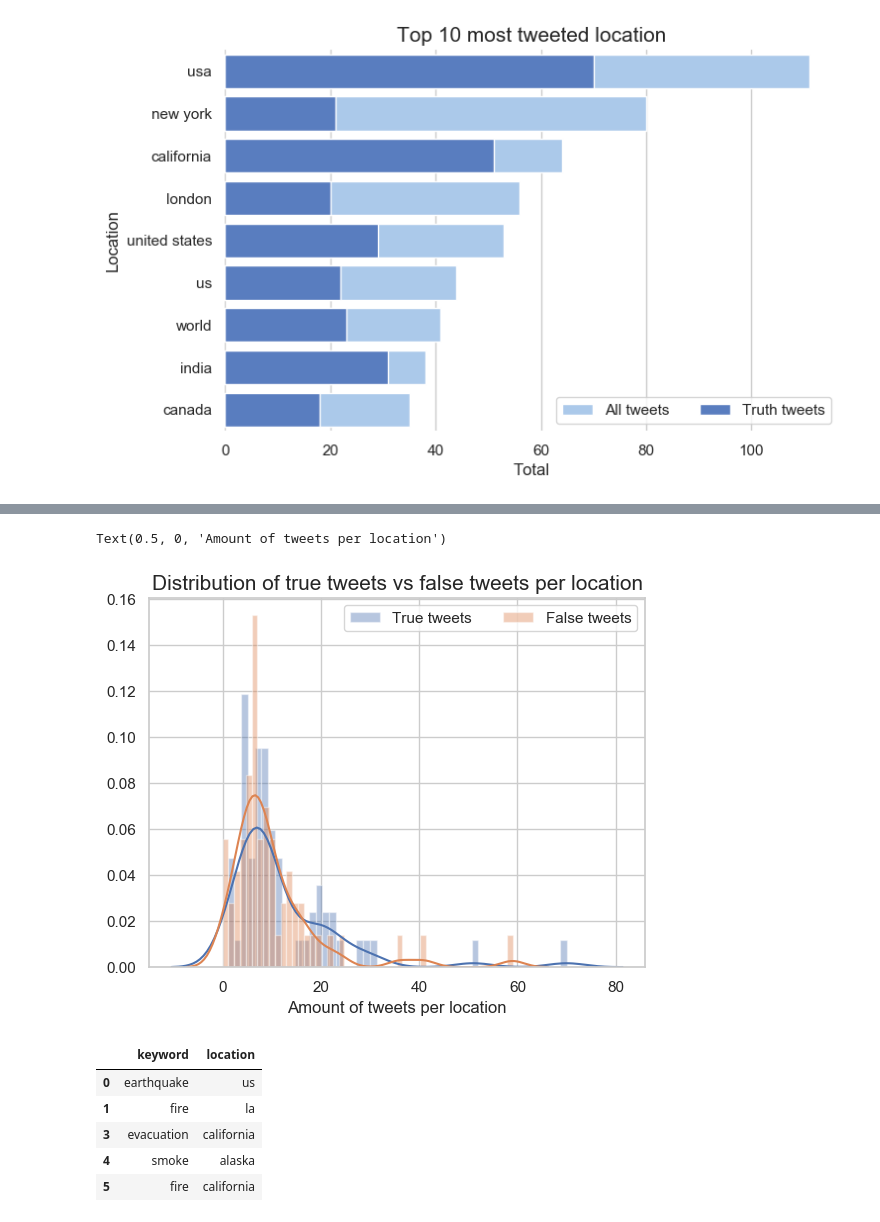
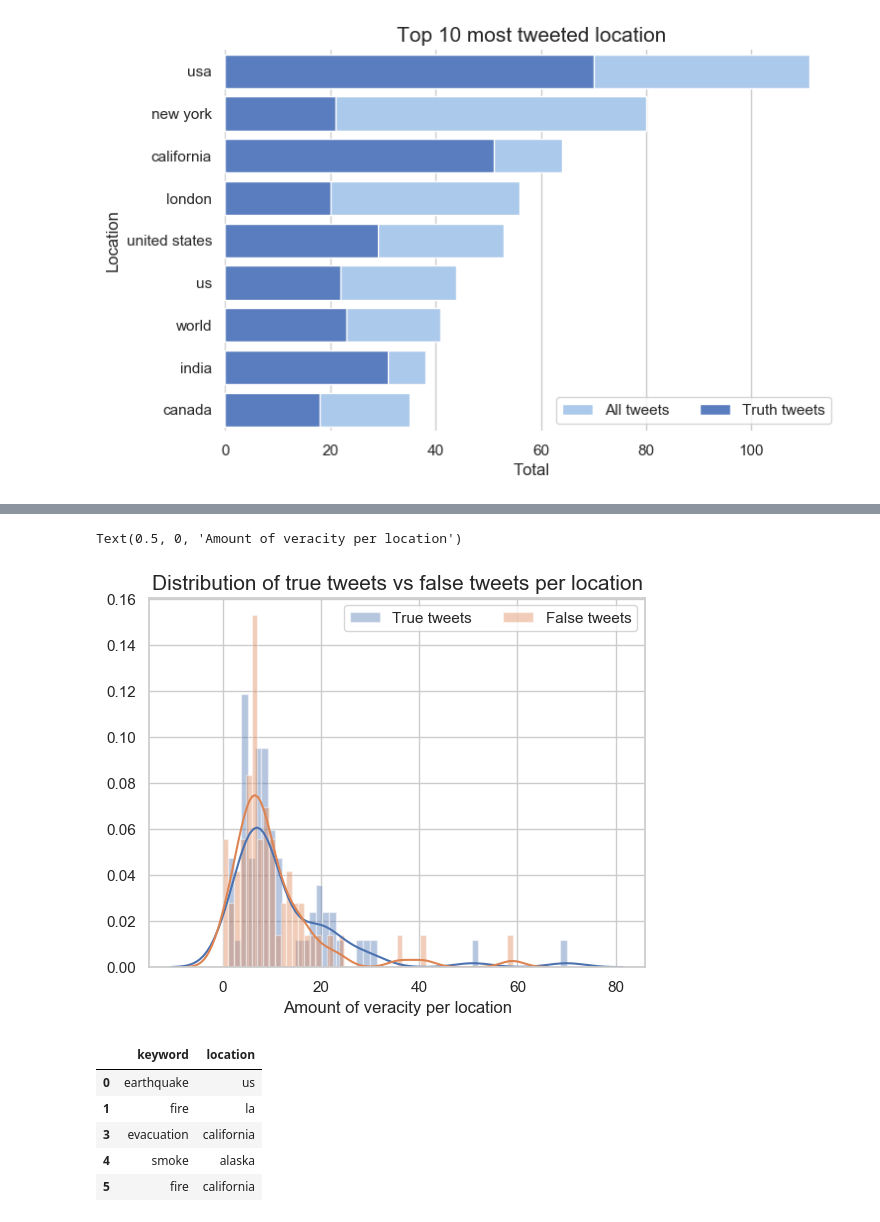
Before and after one commit to d-bizari/Organizacion-de-datos, a Jupyter notebook: TP1.ipynb, the cells around one changed output, grey strips where cells are left out. Drawn from its saved outputs; the diff is of its cells as text; code cells hidden in the pictures.

```diff
--- a/TP1.ipynb
+++ b/TP1.ipynb
@@ -128,13 +149,13 @@ Text(0.5, 0, 'Amount of location mentions')
 # %%
 # distribucion de locations verdaderas vs distribucion de location falsas
 ax = sns.distplot(data_grouped_location['target_sum'],bins=50,hist=True,label="True tweets") #tweets verdaderos por location
 ax = sns.distplot(data_grouped_location['target_count'] - data_grouped_location['target_sum'],bins=50,hist=True,label="False tweets") #tweets falsos por location
 ax.set_title("Distribution of true tweets vs false tweets per location", fontsize = 15)
 ax.legend(ncol=2, loc="upper right", frameon=True)
-ax.set_xlabel("Truth ", fontsize = 12)
+ax.set_xlabel("Amount of veracity per location", fontsize = 12)
 # %% [output]
-Text(0.5, 0, 'Amount of tweets per location')
+Text(0.5, 0, 'Amount of veracity per location')
-[figure, old version]
+[figure, new version]
 # %%
 #Getting the data for location-keyword relationshp analysis
 twitterCleanData = pd.read_csv('./ToChangeKeywordsAndLocations/withoutEncoding.csv')
```
Also changed, not shown: parts of 4 cells of this notebook.
